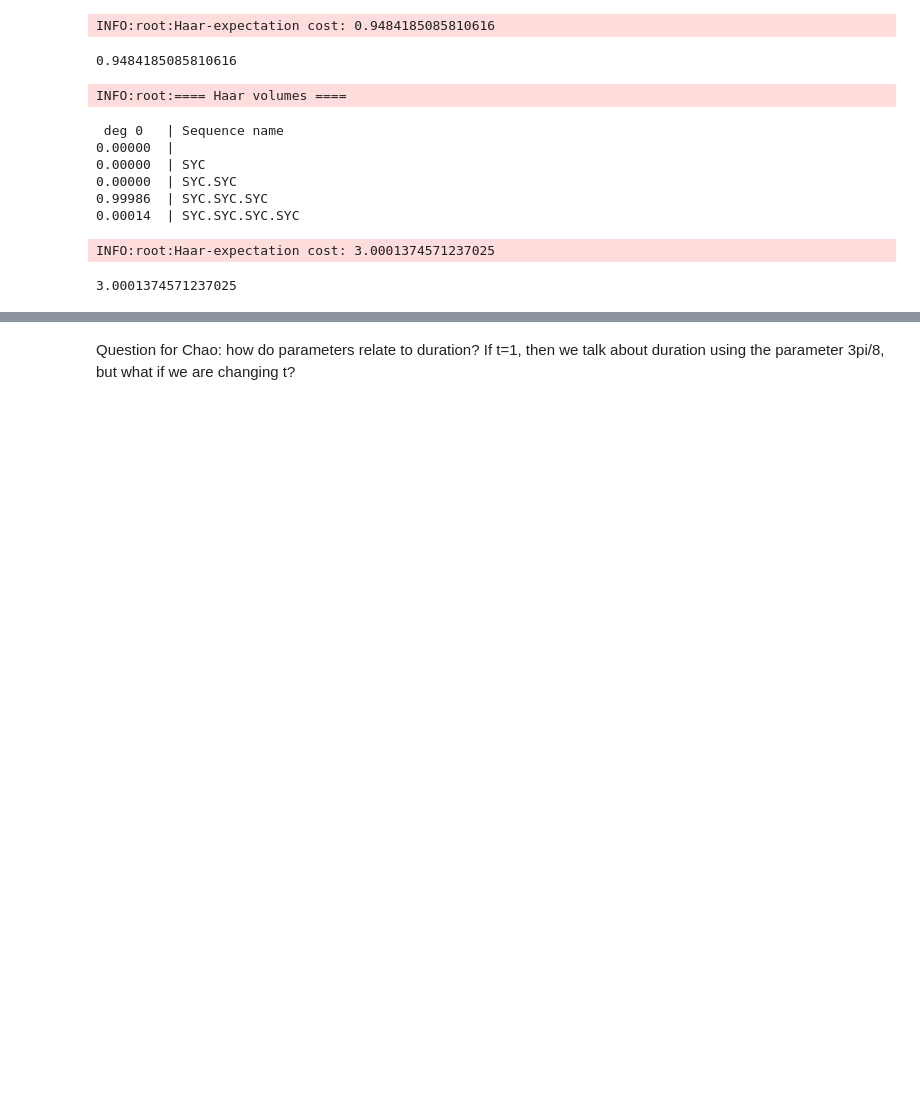
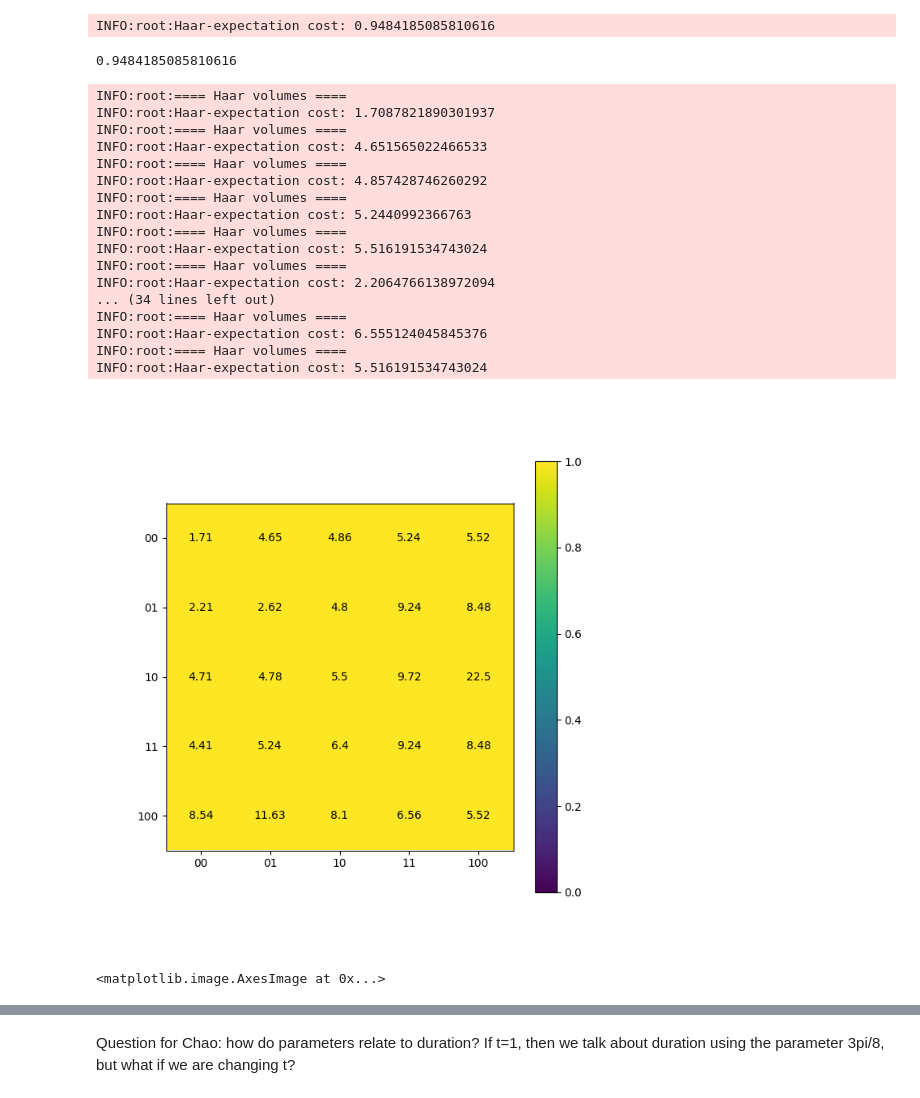
Before and after one commit to Pitt-JonesLab/slam_decomposition, a Jupyter notebook: src/scripts/basis_coverage.ipynb, the cells around one changed output, grey strips where cells are left out. Cells and saved outputs as stored; diff of their text form; code cells hidden in the pictures; blank space fills up the shorter version.

Commit message:
circuit distribution tests

```diff
--- a/src/scripts/basis_coverage.ipynb
+++ b/src/scripts/basis_coverage.ipynb
@@ -24,18 +24,48 @@ INFO:root:==== Haar volumes ====
 0.00000  | $\sqrt[3]{iSwap}$.$\sqrt[2]{iSwap}$.$\sqrt[3]{iSwap}$.$\sqrt[3]{iSwap}$
 INFO:root:Haar-expectation cost: 0.9484185085810616
 0.9484185085810616
-# %%
-#test expected cost of fsim
-from src.utils.custom_gates import SYC
-u= CustomCostGate.from_gate(SYC(), cost=1)
-gate_set_to_coverage(u)
-# %% [output]
-INFO:root:==== Haar volumes ====
- deg 0   | Sequence name
-0.00000  |
-0.00000  | SYC
-0.00000  | SYC.SYC
-0.99986  | SYC.SYC.SYC
-0.00014  | SYC.SYC.SYC.SYC
-INFO:root:Haar-expectation cost: 3.0001374571237025
-3.0001374571237025
+# %%
+#test expected cost of fsim
+from src.utils.custom_gates import SYC, FSim
+# u= CustomCostGate.from_gate(SYC(), cost=1)
+# gate_set_to_coverage(u)
+#sweep parameters of fSim gate with t=1 to see how expected haar changes
+from src.utils.custom_gates import CustomCostGate
+from src.utils.polytope_wrap import gate_set_to_coverage
+import numpy as np
+
+data = []
+for i in range(1,6):
+    temp_data = []
+    for j in range(1,6):
+        u = FSim(theta=i*np.pi/6, phi=j*np.pi/6).to_matrix()
+        #u = CustomCostGate(u, f"fSim({i*np.pi/6, j*np.pi/6})", cost=1)
+        #what is duration; proportional to rotation?
+        cost = max(i*np.pi/6, j*np.pi/6)
+        u = CustomCostGate(u, f"fSim({i*np.pi/6, j*np.pi/6})", cost=cost)
+        result = gate_set_to_coverage(u, chatty=False)
+        temp_data.append(result)
+    data.append(temp_data)
+
+from src.utils.visualize import plotMatrix
+plotMatrix(np.matrix(data))
+# %% [output]
+INFO:root:==== Haar volumes ====
+INFO:root:Haar-expectation cost: 1.7087821890301937
+INFO:root:==== Haar volumes ====
+INFO:root:Haar-expectation cost: 4.651565022466533
+INFO:root:==== Haar volumes ====
+INFO:root:Haar-expectation cost: 4.857428746260292
+INFO:root:==== Haar volumes ====
+INFO:root:Haar-expectation cost: 5.2440992366763
+INFO:root:==== Haar volumes ====
+INFO:root:Haar-expectation cost: 5.516191534743024
+INFO:root:==== Haar volumes ====
+INFO:root:Haar-expectation cost: 2.2064766138972094
+... (34 lines left out)
+INFO:root:==== Haar volumes ====
+INFO:root:Haar-expectation cost: 6.555124045845376
+INFO:root:==== Haar volumes ====
+INFO:root:Haar-expectation cost: 5.516191534743024
+[figure, added]
+<matplotlib.image.AxesImage at 0x...>
```
Also changed, not shown: parts of 1 cell of this notebook, 11 other files.
